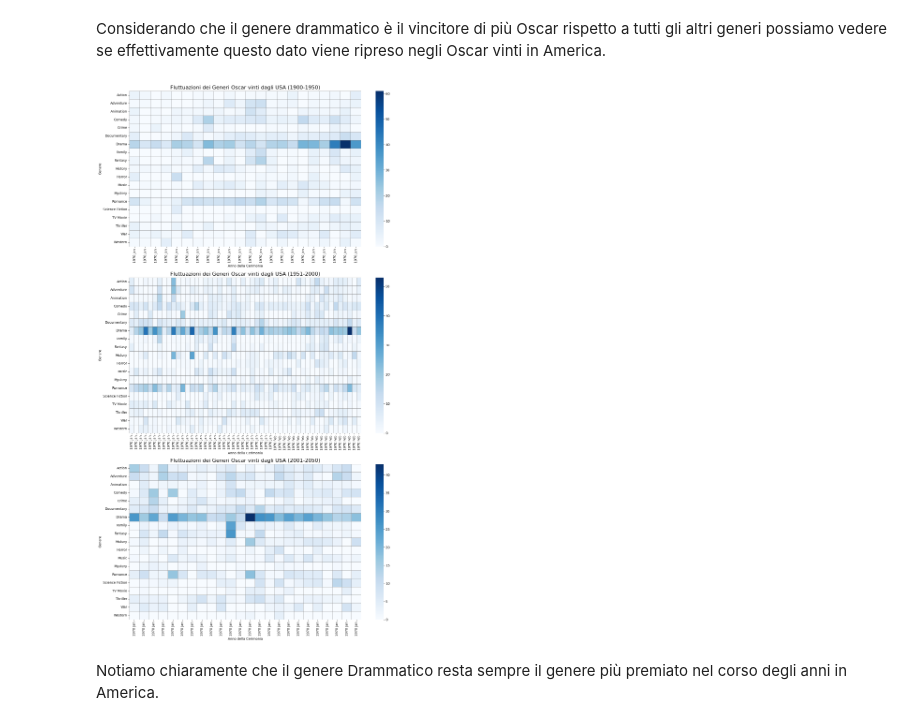
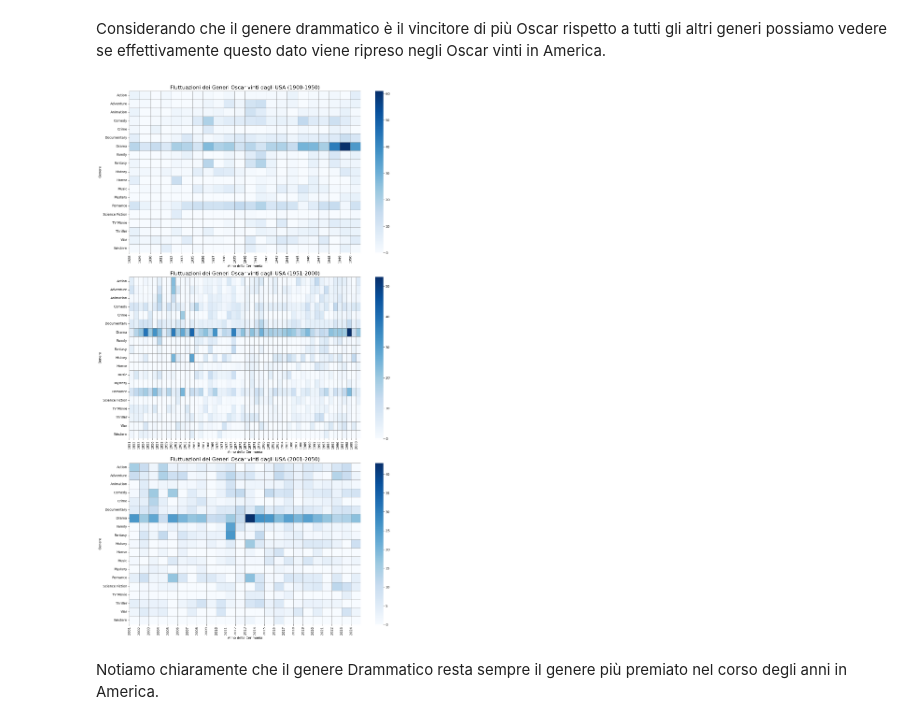
Before and after one commit to GabrieBu/freshcarrots, a Jupyter notebook: ium_Notebook/Cleaning.ipynb, the cells around one changed output. Cells and saved outputs as stored; diff of their text form; code cells hidden in the pictures.

Commit message:
Changes DataView

```diff
--- a/ium_Notebook/Cleaning.ipynb
+++ b/ium_Notebook/Cleaning.ipynb
@@ -932,32 +932,33 @@ Top 10 Genres with the most Oscars:
 # %% [markdown]
 Considerando che il genere drammatico è il vincitore di più Oscar rispetto a tutti gli altri generi possiamo vedere se effettivamente questo dato viene ripreso negli Oscar vinti in America.
 # %%
+
 oscars_usa_with_genres = oscars_winners[oscars_winners['country'] == 'USA'].merge(df_genres, left_on="id", right_on="id_film", how="left")
 oscar_per_genre_year = oscars_usa_with_genres.groupby(['year_ceremony', 'genre']).size().reset_index(name='oscar_count')
 
+oscar_per_genre_year['year_ceremony'] = pd.to_datetime(oscar_per_genre_year['year_ceremony'],errors='coerce',format='%Y')
 pivot_table = oscar_per_genre_year.pivot(index='year_ceremony', columns='genre', values='oscar_count').fillna(0)
 
 periods = [(1900, 1950), (1951, 2000), (2001, 2050)]  # Periodi 50 anni
 fig, axes = plt.subplots(len(periods), 1, figsize=(14, 8 * len(periods)))
 
 #in modo da creare una heatmap per ogni periodo
 for i, (start_year, end_year) in enumerate(periods):
     period_data = pivot_table[(pivot_table.index.year >= start_year) & (pivot_table.index.year <= end_year)]
 
     sns.heatmap(period_data.T, cmap='Blues', linewidths=0.5, linecolor='gray', annot=False, ax=axes[i])
-
+    axes[i].set_xticks(range(len(period_data.index)))  # Imposta i tick sugli indici numerici
+    axes[i].set_xticklabels(period_data.index.year)
     axes[i].set_title(f'Fluttuazioni dei Generi Oscar vinti dagli USA ({start_year}-{end_year})', fontsize=16)
     axes[i].set_xlabel('Anno della Cerimonia')
     axes[i].set_ylabel('Genere')
 
-    # Formattiamo le etichette dell'asse x per mostrare solo l'anno !!!!!!! NON CAPISCO PERCHE ROMPA TUTTO QUESTA LINEA
-    axes[i].xaxis.set_major_formatter(DateFormatter('%Y %b'))
 
 # Mostriamo il grafico
 plt.tight_layout()
 plt.show()
 # %% [output]
-[figure, old version]
+[figure, new version]
 # %% [markdown]
 Notiamo chiaramente che il genere Drammatico resta sempre il genere più premiato nel corso degli anni in America.
 # %% [markdown]
```
Also changed, not shown: parts of 1 cell of this notebook.
